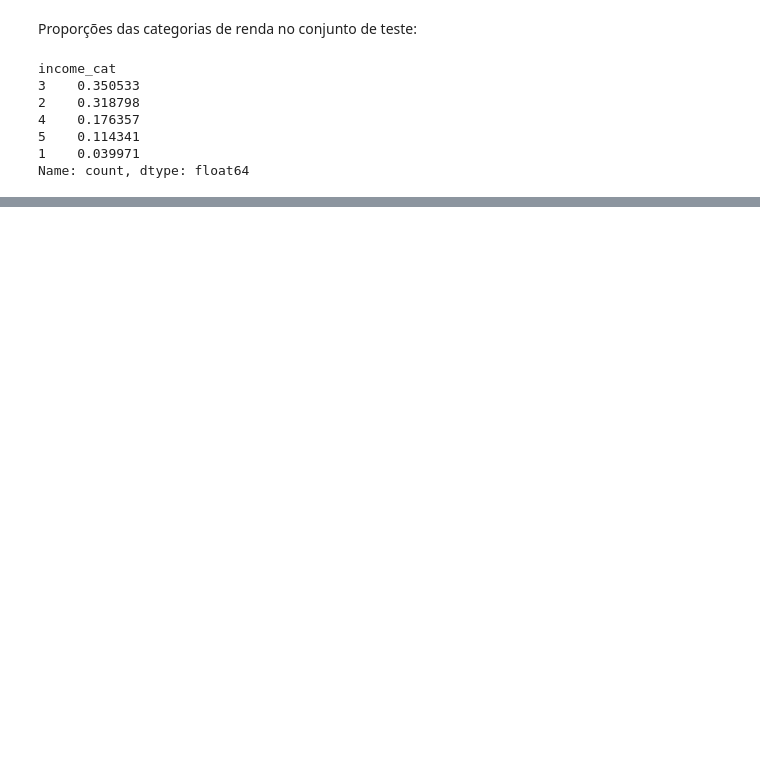
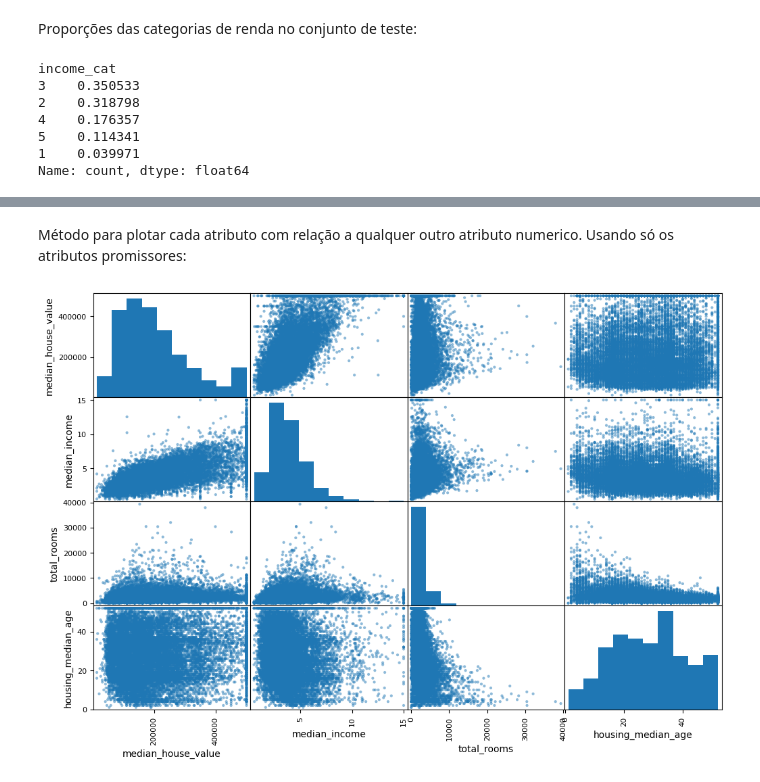
Before and after one commit to richardiago/Machine-Learning-Studies, a Jupyter notebook: Chapter_2/Chapter2.ipynb, the cells around one changed output, grey strips where cells are left out. Saved outputs shown, nothing was run; the diff lists cells and outputs as text; code cells hidden in the pictures; blank space fills up the shorter version.

```diff
--- a/Chapter_2/Chapter2.ipynb
+++ b/Chapter_2/Chapter2.ipynb
@@ -138,0 +206,11 @@ for set_ in (strat_train_set, strat_test_set):
+# %% [markdown]
+Método para plotar cada atributo com relação a qualquer outro atributo numerico.
+Usando só os atributos promissores:
+# %%
+from pandas.plotting import scatter_matrix
+
+attributes = ["median_house_value", "median_income", "total_rooms", "housing_median_age"]
+scatter_matrix(housing[attributes], figsize=(12,8))
+plt.show()
+# %% [output]
+[figure, added]
```
Also changed, not shown: parts of 42 cells of this notebook.
